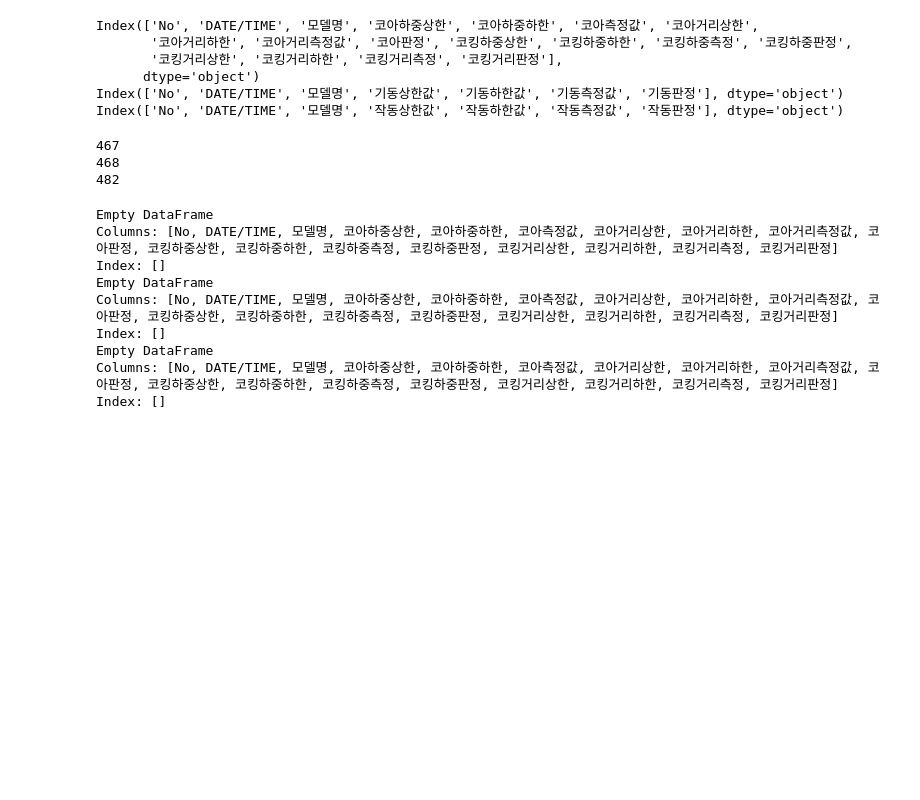
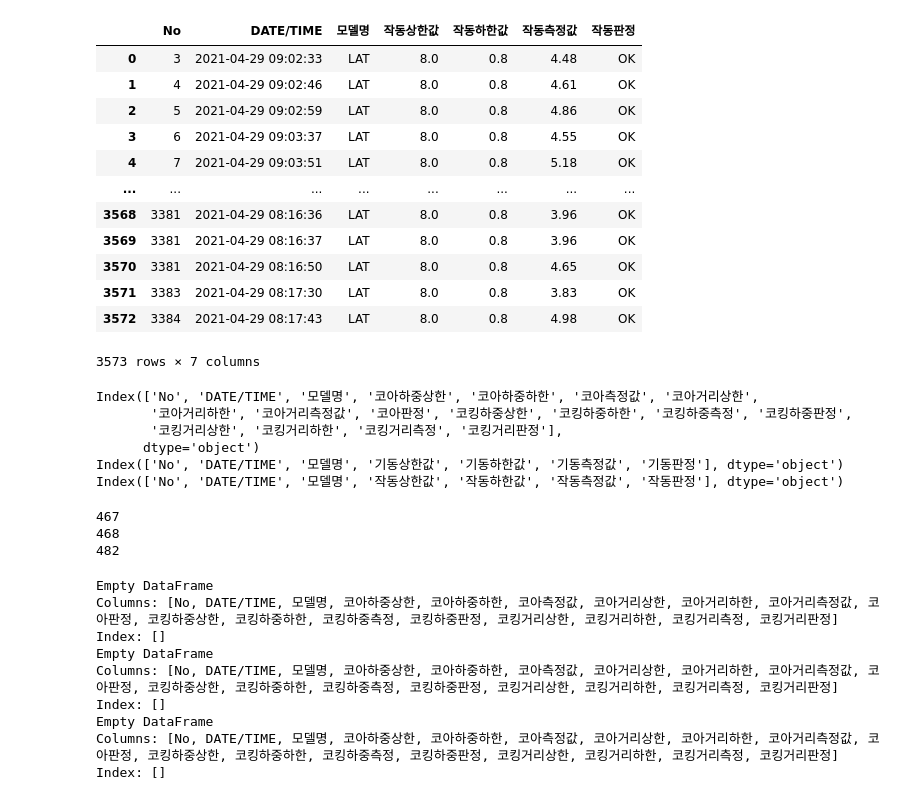
Before and after one commit to hsnam95/ctr, a Jupyter notebook: ctr.ipynb, the cells around one changed output. Cells and saved outputs as stored; diff of their text form; code cells hidden in the pictures; blank space fills up the shorter version.

```diff
--- a/ctr.ipynb
+++ b/ctr.ipynb
@@ -10,0 +51,16 @@ dfy2 = pd.read_csv('20210104Y2.CSV',encoding='cp949', index_col=False)
+# %%
+dfx
+# %% [output]
+|  | No | DATE/TIME | 모델명 | 작동상한값 | 작동하한값 | 작동측정값 | 작동판정 |
+| 0 | 3 | 2021-04-29 09:02:33 | LAT | 8.0 | 0.8 | 4.48 | OK |
+| 1 | 4 | 2021-04-29 09:02:46 | LAT | 8.0 | 0.8 | 4.61 | OK |
+| 2 | 5 | 2021-04-29 09:02:59 | LAT | 8.0 | 0.8 | 4.86 | OK |
+| 3 | 6 | 2021-04-29 09:03:37 | LAT | 8.0 | 0.8 | 4.55 | OK |
+| 4 | 7 | 2021-04-29 09:03:51 | LAT | 8.0 | 0.8 | 5.18 | OK |
+| ... | ... | ... | ... | ... | ... | ... | ... |
+| 3568 | 3381 | 2021-04-29 08:16:36 | LAT | 8.0 | 0.8 | 3.96 | OK |
+| 3569 | 3381 | 2021-04-29 08:16:37 | LAT | 8.0 | 0.8 | 3.96 | OK |
+| 3570 | 3381 | 2021-04-29 08:16:50 | LAT | 8.0 | 0.8 | 4.65 | OK |
+| 3571 | 3383 | 2021-04-29 08:17:30 | LAT | 8.0 | 0.8 | 3.83 | OK |
+| 3572 | 3384 | 2021-04-29 08:17:43 | LAT | 8.0 | 0.8 | 4.98 | OK |
+3573 rows × 7 columns
```
Also changed, not shown: parts of 4 cells of this notebook.
